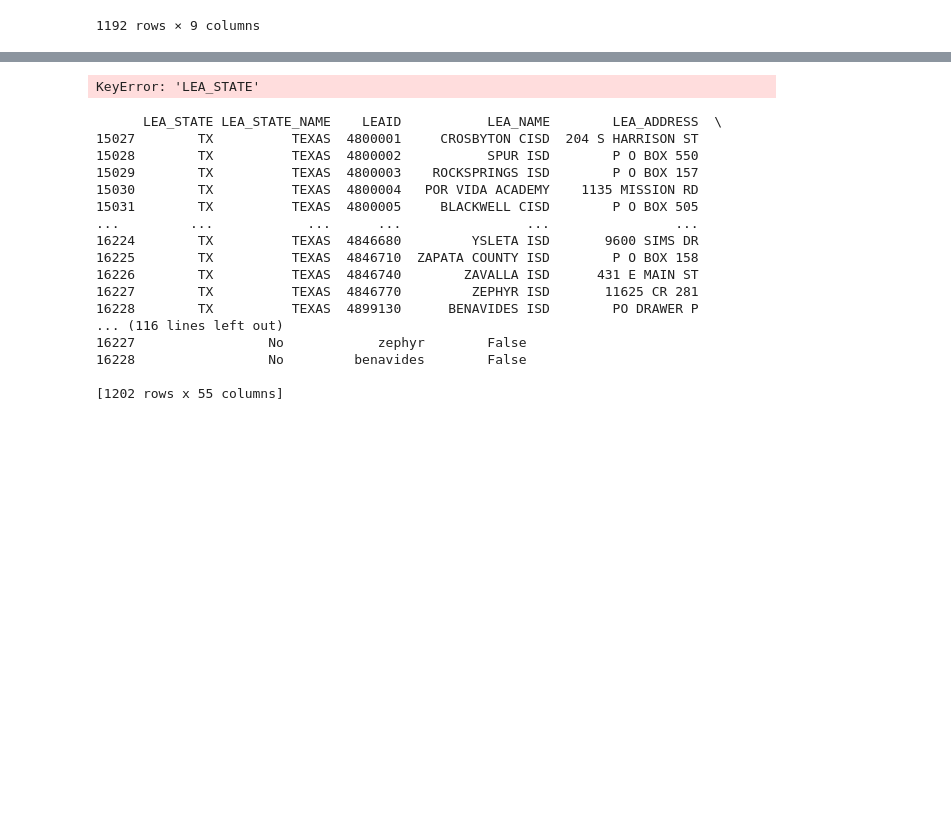
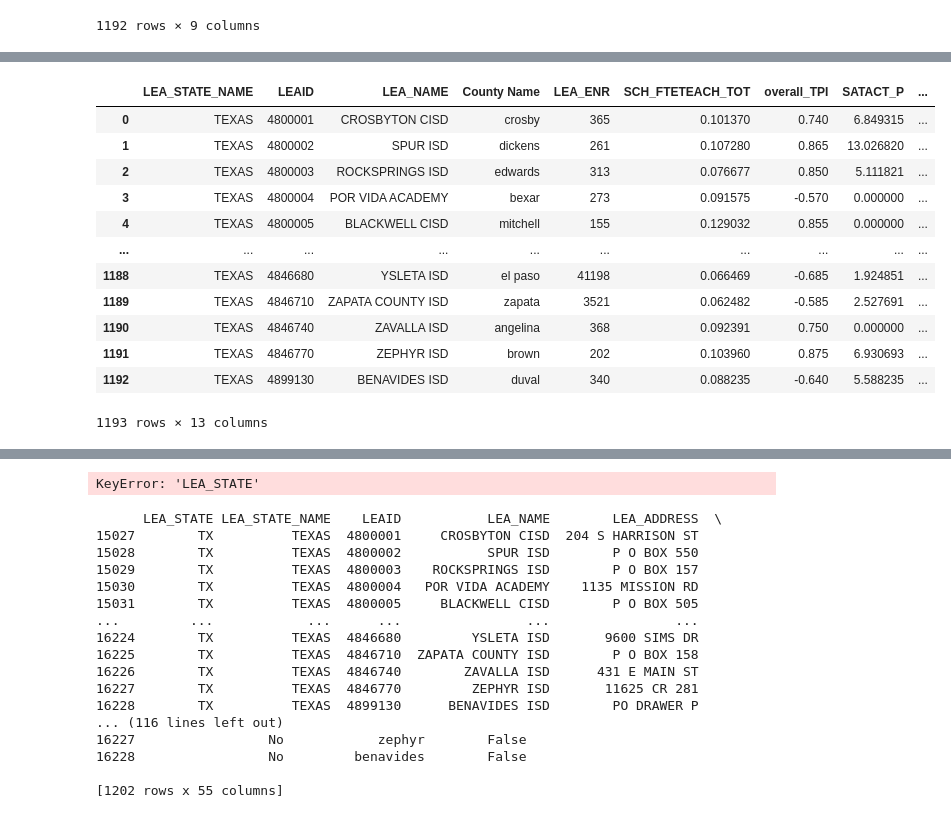
Before and after one commit to sanions/bookbans, a Jupyter notebook: table_creation.ipynb, the cells around one changed output, grey strips where cells are left out. Drawn from its saved outputs; the diff is of its cells as text; code cells hidden in the pictures; blank space fills up the shorter version.

Commit message:
added ap, sat/act, harassment/bullying, expulsions

```diff
--- a/table_creation.ipynb
+++ b/table_creation.ipynb
@@ -212,0 +256,58 @@ df_result
+# %%
+clean_e = expulsions.replace({-9: None})
+clean_e = clean_e.dropna(subset=['TOT_DISCWDIS_EXPWOE_IDEA_F',
+                                 'TOT_DISCWDIS_EXPWOE_IDEA_M',
+                                 'TOT_DISCWDIS_EXPWE_IDEA_F',
+                                 'TOT_DISCWDIS_EXPWE_IDEA_M',
+                                 'TOT_DISCWODIS_EXPWOE_F',
+                                 'TOT_DISCWODIS_EXPWOE_M',
+                                 'TOT_DISCWODIS_EXPWE_F',
+                                'TOT_DISCWODIS_EXPWE_M'])
+clean_e['TOT_EXP'] = (clean_e['TOT_DISCWDIS_EXPWOE_IDEA_F'] +
+                      clean_e['TOT_DISCWDIS_EXPWOE_IDEA_M'] +
+                      clean_e['TOT_DISCWDIS_EXPWE_IDEA_F'] +
+                      clean_e['TOT_DISCWDIS_EXPWE_IDEA_M'] +
+                      clean_e['TOT_DISCWODIS_EXPWOE_F'] +
+                      clean_e['TOT_DISCWODIS_EXPWOE_M'] +
+                      clean_e['TOT_DISCWODIS_EXPWE_F'] +
+                      clean_e['TOT_DISCWODIS_EXPWE_M'])
+clean_e = clean_e[['LEA_STATE_NAME', 'LEAID', 'TOT_EXP']]
+clean_e['LEAID'] = pd.to_numeric(clean_e['LEAID'], errors='coerce')
+clean_e = clean_e.groupby(['LEA_STATE_NAME', 'LEAID'], as_index=False).agg('sum')
+expulsions_texas = clean_e.loc[clean_e['LEA_STATE_NAME'] == 'TEXAS']
+# %%
+final_sat_ap_exp = final_sat_ap.merge(expulsions_texas, on=['LEAID', 'LEA_STATE_NAME'], how='left')
+final_sat_ap_exp['P_EXPULSIONS'] = final_sat_ap_exp['TOT_EXP'] / final_sat_ap_exp['LEA_ENR'] * 100
+final_sat_ap_exp = final_sat_ap_exp[['LEA_STATE_NAME', 'LEAID', 'LEA_NAME', 'County Name', 'LEA_ENR', 'SCH_FTETEACH_TOT', 'overall_TPI', 'SATACT_P', 'APENR_P', 'P_EXPULSIONS']]
+# %%
+hb_clean = hb.replace({-9: None})
+hb_clean = hb_clean.dropna(subset=['TOT_HBDISCIPLINED_DIS_M',
+                        'TOT_HBDISCIPLINED_DIS_F',
+                       'TOT_HBDISCIPLINED_RAC_M',
+                       'TOT_HBDISCIPLINED_RAC_F',
+                       'TOT_HBDISCIPLINED_SEX_M',
+                       'TOT_HBDISCIPLINED_SEX_F'])
+hb_clean['TOT_DIS_HB'] = hb_clean['TOT_HBDISCIPLINED_DIS_M'] + hb_clean['TOT_HBDISCIPLINED_DIS_F']
+hb_clean['TOT_RAC_HB'] = hb_clean['TOT_HBDISCIPLINED_RAC_M'] + hb_clean['TOT_HBDISCIPLINED_RAC_F']
+hb_clean['TOT_SEX_HB'] = hb_clean['TOT_HBDISCIPLINED_SEX_M'] + hb_clean['TOT_HBDISCIPLINED_SEX_F']
+hb_clean = hb_clean[['LEA_STATE_NAME', 'LEAID', 'TOT_DIS_HB', 'TOT_RAC_HB', 'TOT_SEX_HB']]
+hb_clean['LEAID'] = pd.to_numeric(hb_clean['LEAID'], errors='coerce')
+hb_clean = hb_clean.groupby(['LEA_STATE_NAME', 'LEAID'], as_index=False).agg('sum')
+hb_texas = hb_clean.loc[hb_clean['LEA_STATE_NAME'] == 'TEXAS']
+# %%
+final_sat_ap_exp_hb = final_sat_ap_exp.merge(hb_texas, on=['LEAID', 'LEA_STATE_NAME'], how='left')
+final_sat_ap_exp_hb
+# %% [output]
+|  | LEA_STATE_NAME | LEAID | LEA_NAME | County Name | LEA_ENR | SCH_FTETEACH_TOT | overall_TPI | SATACT_P | ... |
+| 0 | TEXAS | 4800001 | CROSBYTON CISD | crosby | 365 | 0.101370 | 0.740 | 6.849315 | ... |
+| 1 | TEXAS | 4800002 | SPUR ISD | dickens | 261 | 0.107280 | 0.865 | 13.026820 | ... |
+| 2 | TEXAS | 4800003 | ROCKSPRINGS ISD | edwards | 313 | 0.076677 | 0.850 | 5.111821 | ... |
+| 3 | TEXAS | 4800004 | POR VIDA ACADEMY | bexar | 273 | 0.091575 | -0.570 | 0.000000 | ... |
+| 4 | TEXAS | 4800005 | BLACKWELL CISD | mitchell | 155 | 0.129032 | 0.855 | 0.000000 | ... |
+| ... | ... | ... | ... | ... | ... | ... | ... | ... | ... |
+| 1188 | TEXAS | 4846680 | YSLETA ISD | el paso | 41198 | 0.066469 | -0.685 | 1.924851 | ... |
+| 1189 | TEXAS | 4846710 | ZAPATA COUNTY ISD | zapata | 3521 | 0.062482 | -0.585 | 2.527691 | ... |
+| 1190 | TEXAS | 4846740 | ZAVALLA ISD | angelina | 368 | 0.092391 | 0.750 | 0.000000 | ... |
+| 1191 | TEXAS | 4846770 | ZEPHYR ISD | brown | 202 | 0.103960 | 0.875 | 6.930693 | ... |
+| 1192 | TEXAS | 4899130 | BENAVIDES ISD | duval | 340 | 0.088235 | -0.640 | 5.588235 | ... |
+1193 rows × 13 columns
```
Also changed, not shown: parts of 12 cells of this notebook, 5 other files.
